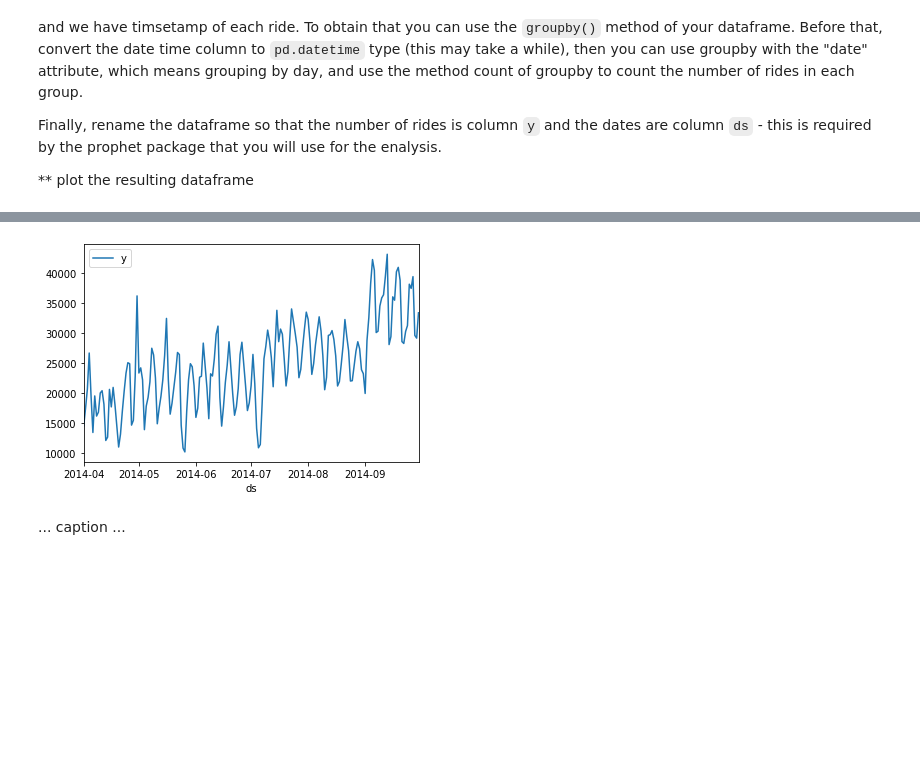
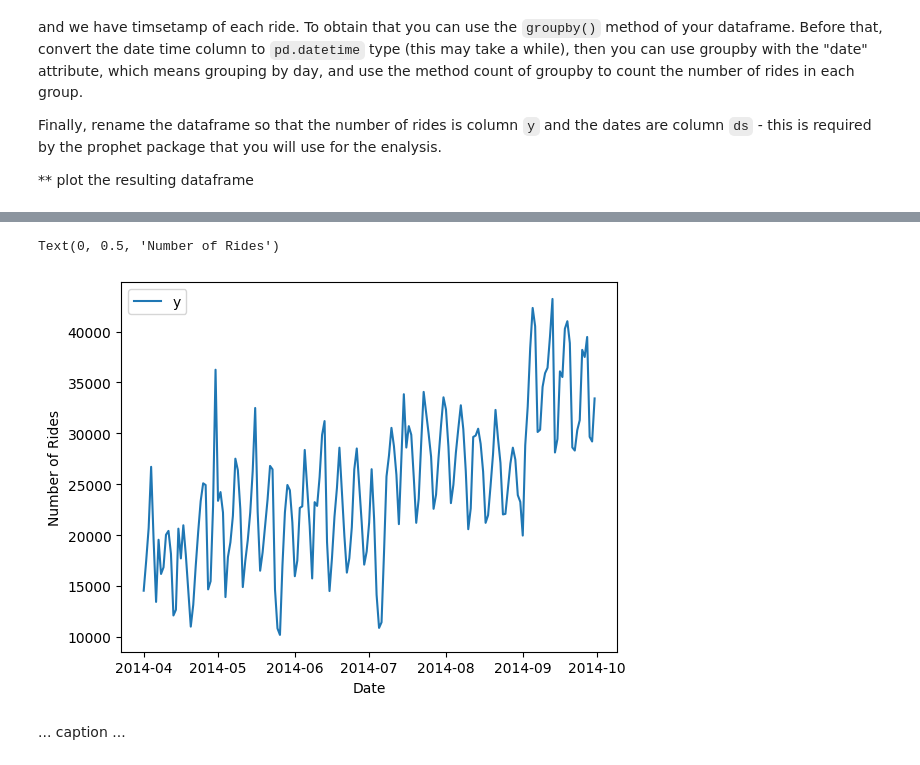
Before and after one commit to mysujan/MLTSA25_SShrestha, a Jupyter notebook: HW3/berprophet_instructions.ipynb, the cells around one changed output, grey strips where cells are left out. Drawn from its saved outputs; the diff is of its cells as text; code cells hidden in the pictures; blank space fills up the shorter version.

```diff
--- a/HW3/berprophet_instructions.ipynb
+++ b/HW3/berprophet_instructions.ipynb
@@ -49,2 +59,7 @@ https://raw.githubusercontent.com/fivethirtyeight/uber-tlc-foil-response/master/
+# %%
+a = []
+for mon in ['apr', 'may', 'jun', 'jul', 'aug', 'sep']:
+    url = f"https://raw.githubusercontent.com/fivethirtyeight/uber-tlc-foil-response/refs/heads/master/uber-trip-data/uber-raw-data-{mon}14.csv"
+    a.append(pd.read_csv(url))
 # %%
 uberrides = pd.concat(a)
@@ -57,4 +81,5 @@
 
 ** plot the resulting dataframe
 # %%
-uberrides["time"] = pd.to_datetime(...
+uberrides["time"] = pd.to_datetime(uberrides["Date/Time"])
+uberrides.head()
@@ -65,2 +97,3 @@ uberrides.iloc[0]["time"].date
 # %%
-uberbyday = uberrides.groupby(uber["time"].dt.date)... # we did it in the bootcamp!
+uberbyday = uberrides.groupby(uberrides["time"].dt.date).count() # we did it in the bootcamp!
+uberbyday.head()
@@ -66,0 +108,6 @@ uberbyday = uberrides.groupby(uber["time"].dt.date)... # we did it in the bootca
+# %%
+# prompt: rename the uberbyday columns so time will be ds and date/time will be y
+
+uberbyday = uberbyday.rename(columns={'Date/Time':'y'})
+uberbyday = uberbyday.rename_axis('ds').reset_index()
+uberbyday.head()
@@ -67,8 +121,10 @@ uberbyday = uberrides.groupby(uber["time"].dt.date)... # we did it in the bootca
 # %%
-...
-uberbyday.plot(x="ds", y="y");
+uberbyday.plot(x="ds", y="y")
+pl.xlabel('Date')
+pl.ylabel('Number of Rides')
 # %% [output]
+Text(0, 0.5, 'Number of Rides')
-[figure, old version]
+[figure, new version]
 # %% [markdown]
 ... caption ...
 # %% [markdown]
```
Also changed, not shown: parts of 21 cells of this notebook.
